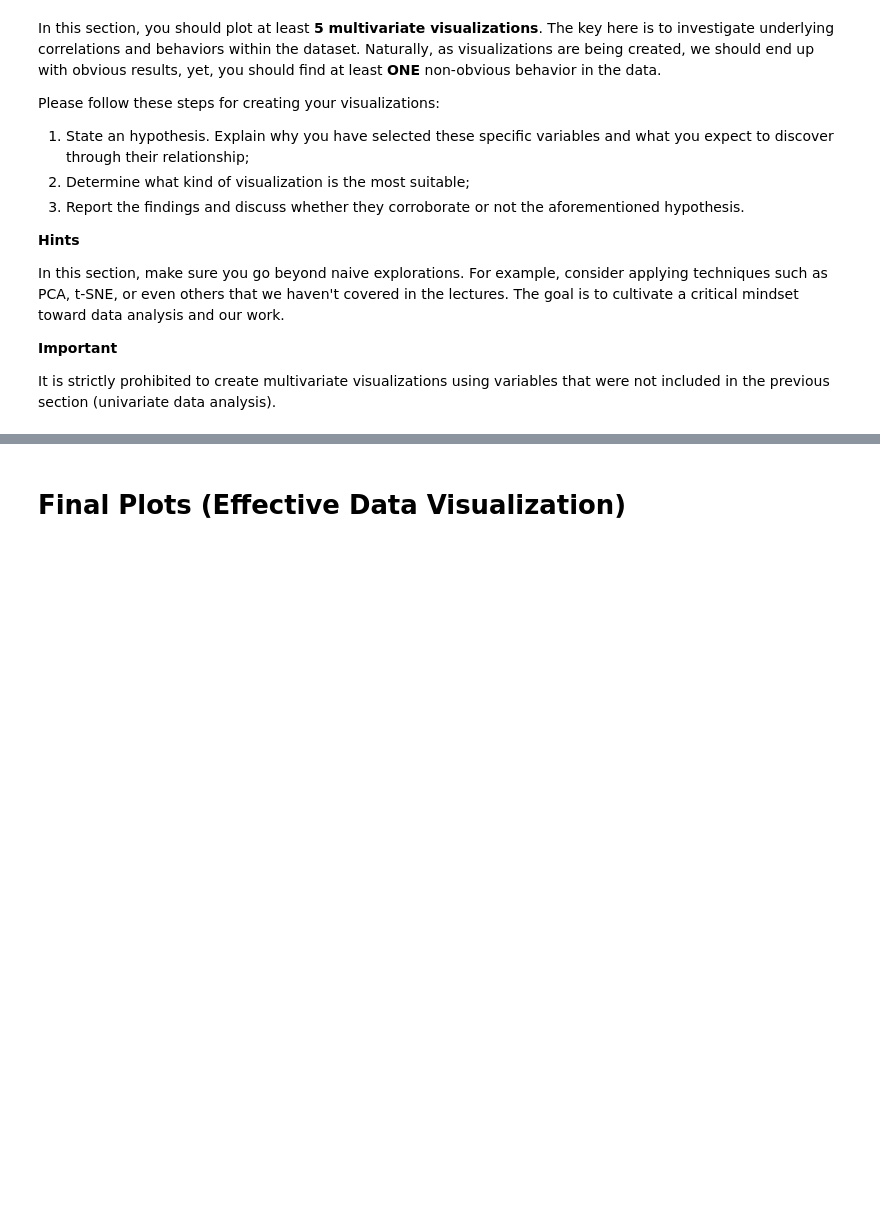
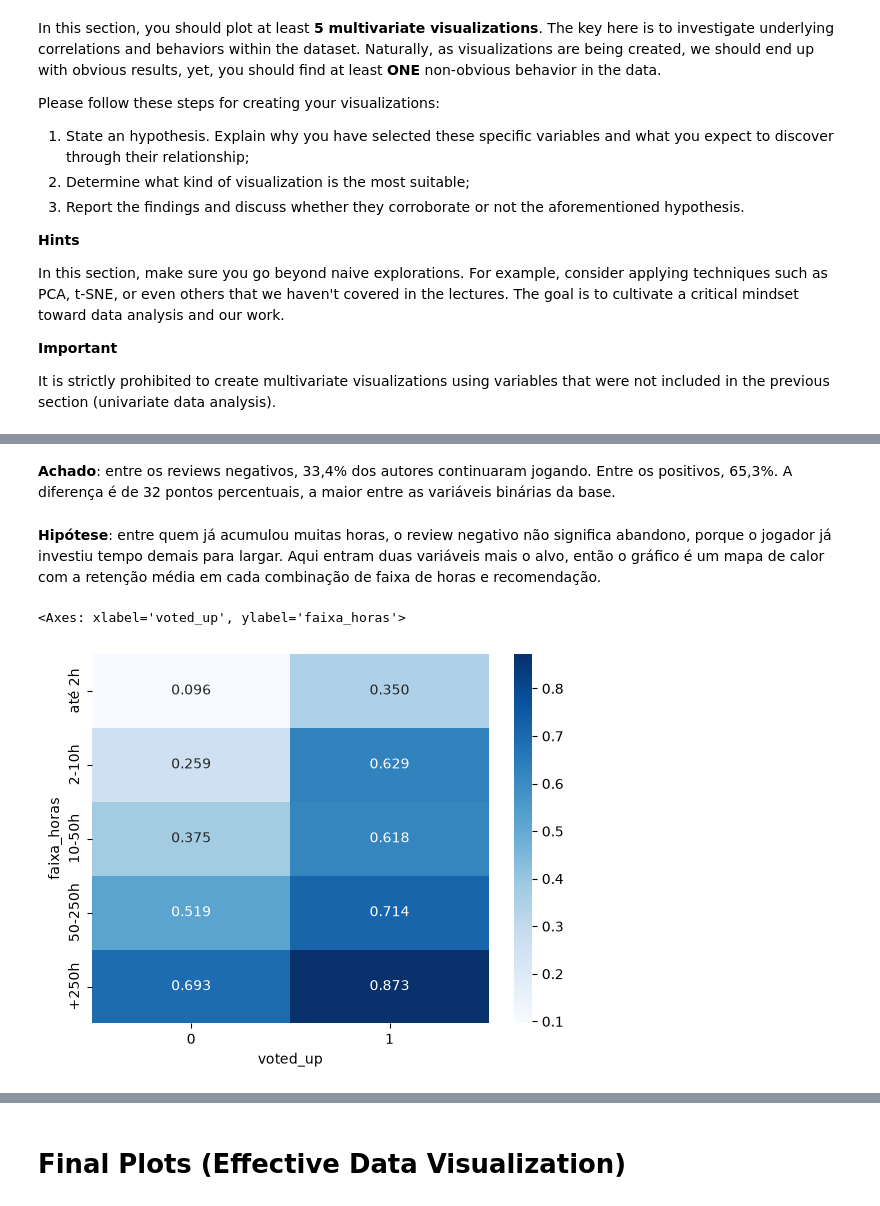
Before and after one commit to larissa04alves/steam-review-retention, a Jupyter notebook: tde-data-science-parte01.ipynb, the cells around one changed output, grey strips where cells are left out. Saved outputs shown, nothing was run; the diff lists cells and outputs as text; code cells hidden in the pictures; blank space fills up the shorter version.

```diff
--- a/tde-data-science-parte01.ipynb
+++ b/tde-data-science-parte01.ipynb
@@ -764,0 +771,13 @@ It is strictly prohibited to create multivariate visualizations using variables
+# %% [markdown]
+**Achado**: entre os reviews negativos, 33,4% dos autores continuaram jogando. Entre os positivos, 65,3%. A diferença é de 32 pontos percentuais, a maior entre as variáveis binárias da base.
+# %% [markdown]
+**Hipótese**: entre quem já acumulou muitas horas, o review negativo não significa abandono, porque o jogador já investiu tempo demais para largar. Aqui entram duas variáveis mais o alvo, então o gráfico é um mapa de calor com a retenção média em cada combinação de faixa de horas e recomendação.
+# %%
+# retenção média por faixa de horas jogadas e recomendação
+df['faixa_horas'] = pd.cut(df['playtime_hours_at_review'], [0, 2, 10, 50, 250, 100000],
+                           labels=['até 2h', '2-10h', '10-50h', '50-250h', '+250h'])
+sns.heatmap(df.pivot_table(index='faixa_horas', columns='voted_up', values='continued', aggfunc='mean', observed=True),
+            annot=True, fmt='.3f', cmap='Blues')
+# %% [output]
+<Axes: xlabel='voted_up', ylabel='faixa_horas'>
+[figure, added]
```
Also changed, not shown: parts of 10 cells of this notebook.
